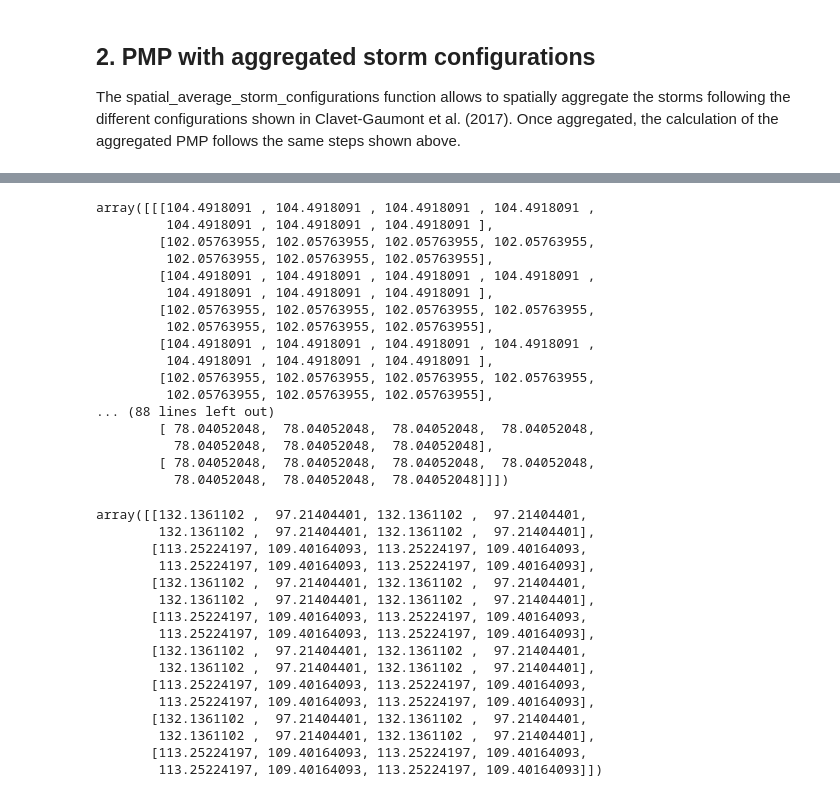
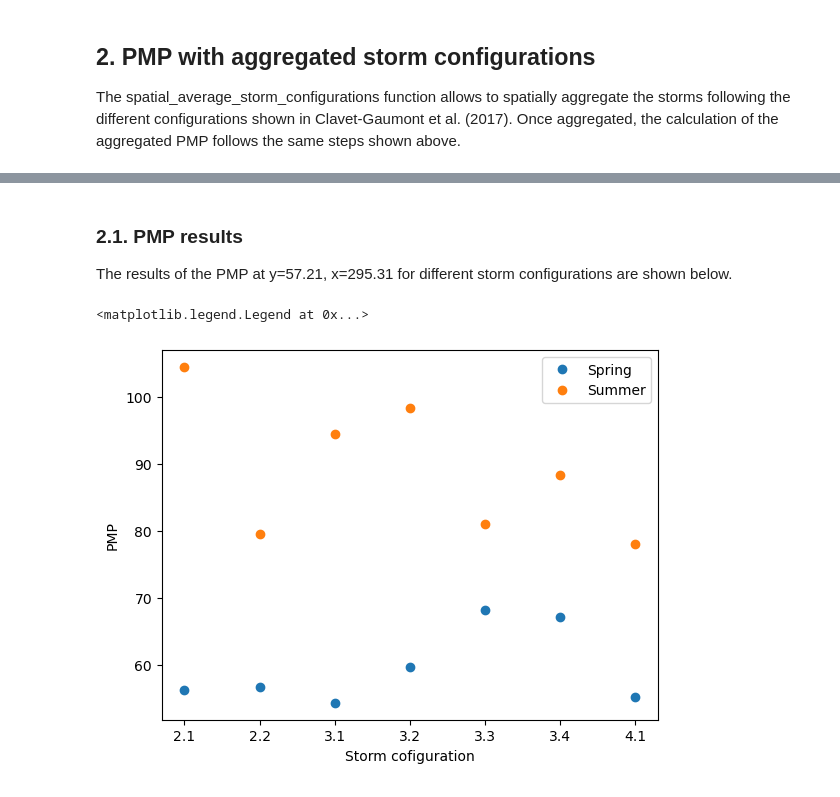
Before and after one commit to hydrologie/xhydro, a Jupyter notebook: docs/notebooks/pmp.ipynb, the cells around one changed output, grey strips where cells are left out. Saved outputs shown, nothing was run; the diff lists cells and outputs as text; code cells hidden in the pictures.

```diff
--- a/docs/notebooks/pmp.ipynb
+++ b/docs/notebooks/pmp.ipynb
@@ -156,29 +170,33 @@ The spatial_average_storm_configurations function allows to spatially aggregate
 # %%
 radius = 3
 
-ds_day_agg = pmp.spatial_average_storm_configurations(ds_day.rf, radius).chunk(
-    dict(time=-1)
+ds_day_agg = (
+    pmp.spatial_average_storm_configurations(ds_day.rf, radius)
+    .chunk(dict(time=-1))
+    .compute()
 )
 pe_agg = pmp.major_precipitation_events(
     ds_day_agg.chunk(dict(conf=-1)), windows=[1, 2, 3, 4], quantile=0.9
-)
+).compute()
 
 # Precipitable water (pw) must first be calculated in a distributed manner and then spatially averaged to obtain the aggregated precipitable water.
-pw_agg = pmp.spatial_average_storm_configurations(pw, radius)
+pw_agg = pmp.spatial_average_storm_configurations(pw, radius).compute()
 
 pw_events_agg = pw_agg.where(pe_agg > 0)
 
 pw100_agg = pmp.precipitable_water_100y(
     pw_agg.sel(window=1).chunk(dict(time=-1)), dist="genextreme", method="ML", mf=0.2
-)
+).compute()
 
 r_agg = pw100_agg / pw_events_agg
 
 pmax_agg = r_agg * pe_agg
 
 # To create the spring and summer masks, the snow cover must first be spatially averaged (ds_snw_agg).
-ds_snw_agg = pmp.spatial_average_storm_configurations(ds_day.snw, radius).chunk(
-    dict(time=-1)
+ds_snw_agg = (
+    pmp.spatial_average_storm_configurations(ds_day.snw, radius)
+    .chunk(dict(time=-1))
+    .compute()
 )
 
 mask_agg = pmp.compute_spring_and_summer_mask(
@@ -191,12 +209,9 @@ mask_agg = pmp.compute_spring_and_summer_mask(
     spr_start=60,
     spr_end=30,
     freq="YS-SEP",
-)
+).compute()
 
 pmax_agg_cut = pmax_agg.isel(y=slice(0, -1), x=slice(0, -1))
 
 pmax_spring_agg = (pmax_agg_cut * mask_agg.mask_spring).rename("pmp_spring")
 pmax_summer_agg = (pmax_agg_cut * mask_agg.mask_summer).rename("pmp_summer")
-
-pmp_spring_agg = pmax_spring_agg.max("time")
-pmp_summer_agg = pmax_summer_agg.max("time")
@@ -261,39 +218,4 @@ array([[60.67190138, 72.63939131, 60.67190138, 72.63939131, 60.67190138,
-# %%
-pmp_summer_agg.sel(window=2).values
-# %% [output]
-array([[[104.4918091 , 104.4918091 , 104.4918091 , 104.4918091 ,
-         104.4918091 , 104.4918091 , 104.4918091 ],
-        [102.05763955, 102.05763955, 102.05763955, 102.05763955,
-         102.05763955, 102.05763955, 102.05763955],
-        [104.4918091 , 104.4918091 , 104.4918091 , 104.4918091 ,
-         104.4918091 , 104.4918091 , 104.4918091 ],
-        [102.05763955, 102.05763955, 102.05763955, 102.05763955,
-         102.05763955, 102.05763955, 102.05763955],
-        [104.4918091 , 104.4918091 , 104.4918091 , 104.4918091 ,
-         104.4918091 , 104.4918091 , 104.4918091 ],
-        [102.05763955, 102.05763955, 102.05763955, 102.05763955,
-         102.05763955, 102.05763955, 102.05763955],
-... (88 lines left out)
-        [ 78.04052048,  78.04052048,  78.04052048,  78.04052048,
-          78.04052048,  78.04052048,  78.04052048],
-        [ 78.04052048,  78.04052048,  78.04052048,  78.04052048,
-          78.04052048,  78.04052048,  78.04052048]]])
-# %%
-pmp_summer.sel(window=2).values
-# %% [output]
-array([[132.1361102 ,  97.21404401, 132.1361102 ,  97.21404401,
-        132.1361102 ,  97.21404401, 132.1361102 ,  97.21404401],
-       [113.25224197, 109.40164093, 113.25224197, 109.40164093,
-        113.25224197, 109.40164093, 113.25224197, 109.40164093],
-       [132.1361102 ,  97.21404401, 132.1361102 ,  97.21404401,
-        132.1361102 ,  97.21404401, 132.1361102 ,  97.21404401],
-       [113.25224197, 109.40164093, 113.25224197, 109.40164093,
-        113.25224197, 109.40164093, 113.25224197, 109.40164093],
-       [132.1361102 ,  97.21404401, 132.1361102 ,  97.21404401,
-        132.1361102 ,  97.21404401, 132.1361102 ,  97.21404401],
-       [113.25224197, 109.40164093, 113.25224197, 109.40164093,
-        113.25224197, 109.40164093, 113.25224197, 109.40164093],
-       [132.1361102 ,  97.21404401, 132.1361102 ,  97.21404401,
-        132.1361102 ,  97.21404401, 132.1361102 ,  97.21404401],
-       [113.25224197, 109.40164093, 113.25224197, 109.40164093,
-        113.25224197, 109.40164093, 113.25224197, 109.40164093]])
+# %% [markdown]
+### 2.1. PMP results
+
+The results of the PMP at y=57.21, x=295.31 for different storm configurations are shown below.
@@ -299,0 +225,13 @@ array([[132.1361102 ,  97.21404401, 132.1361102 ,  97.21404401,
+# %%
+sp_agg = pmp_spring_agg.sel(window=2, y=57.21, x=295.31)
+sm_agg = pmp_summer_agg.sel(window=2, y=57.21, x=295.31)
+
+plt.plot(np.arange(len(sp_agg)), sp_agg.values, "o", label="Spring")
+plt.plot(np.arange(len(sm_agg)), sm_agg.values, "o", label="Summer")
+plt.xticks(ticks=np.arange(len(sp_agg)), labels=sp_agg.conf.values)
+plt.ylabel("PMP")
+plt.xlabel("Storm cofiguration")
+plt.legend()
+# %% [output]
+<matplotlib.legend.Legend at 0x...>
+[figure, added]
```
Also changed, not shown: parts of 16 cells of this notebook, 1 other file.
